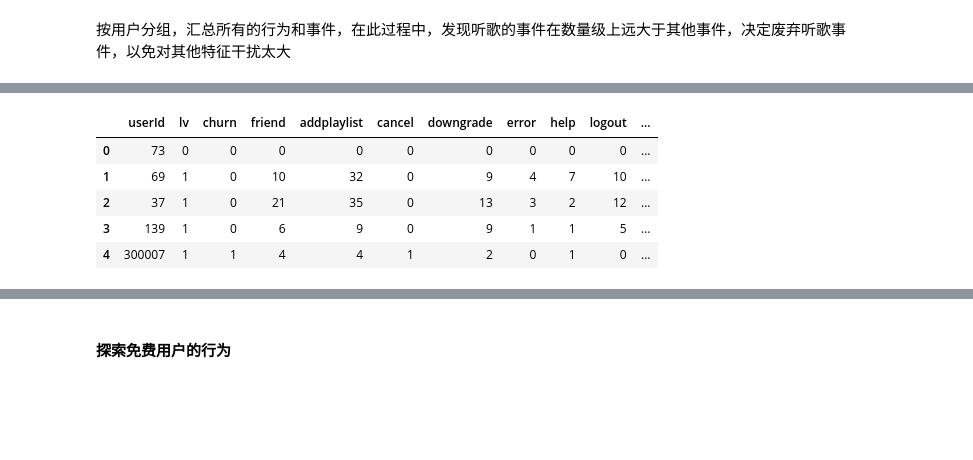
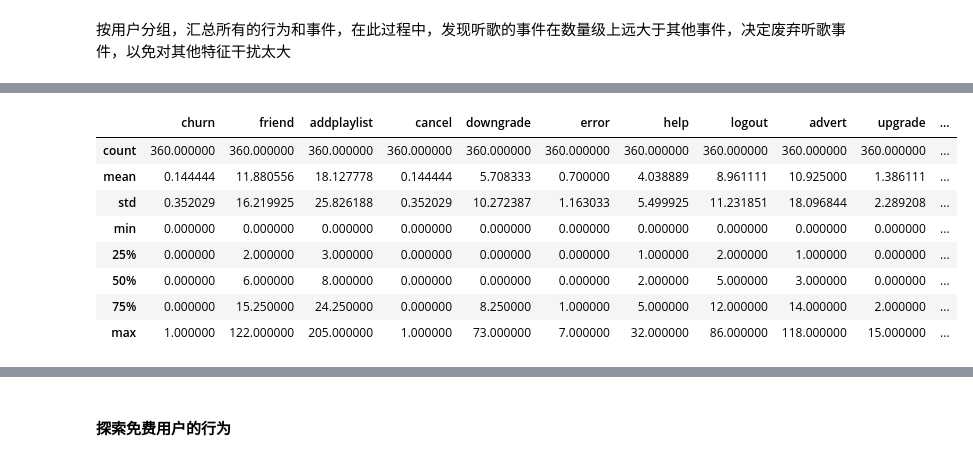
Before and after one commit to chenqin-km/nanodegrees, a Jupyter notebook: Sparkify-zh.ipynb, the cells around one changed output, grey strips where cells are left out. Cells and saved outputs as stored; diff of their text form; code cells hidden in the pictures; blank space fills up the shorter version.

```diff
--- a/Sparkify-zh.ipynb
+++ b/Sparkify-zh.ipynb
@@ -320,7 +647,7 @@ df_clean.createOrReplaceTempView("user_log_table")
 # %%
 # 将用户的动作汇总
 user_acts = spark.sql('''SELECT  userId,
-                                 lv,
+                                 level,
                                  sum(churn) as churn,
                                  sum(friend) as friend,
                                  sum(addplaylist) as addplaylist,
@@ -334,6 +661,6 @@ user_acts = spark.sql('''SELECT  userId,
                                  sum(upgraded) as upgraded,
                                  sum(downgraded) as downgraded
                            from  user_log_table
-                       group by  userId, lv ''')
+                       group by  userId, level ''')
 # %%
 pd_user_acts = user_acts.toPandas()
@@ -340,9 +675,12 @@ pd_user_acts = user_acts.toPandas()
 # %%
-pd_user_acts.head()
+pd_user_acts.describe()
 # %% [output]
-|  | userId | lv | churn | friend | addplaylist | cancel | downgrade | error | help | logout | ... |
-| 0 | 73 | 0 | 0 | 0 | 0 | 0 | 0 | 0 | 0 | 0 | ... |
-| 1 | 69 | 1 | 0 | 10 | 32 | 0 | 9 | 4 | 7 | 10 | ... |
-| 2 | 37 | 1 | 0 | 21 | 35 | 0 | 13 | 3 | 2 | 12 | ... |
-| 3 | 139 | 1 | 0 | 6 | 9 | 0 | 9 | 1 | 1 | 5 | ... |
-| 4 | 300007 | 1 | 1 | 4 | 4 | 1 | 2 | 0 | 1 | 0 | ... |
+|  | churn | friend | addplaylist | cancel | downgrade | error | help | logout | advert | upgrade | ... |
+| count | 360.000000 | 360.000000 | 360.000000 | 360.000000 | 360.000000 | 360.000000 | 360.000000 | 360.000000 | 360.000000 | 360.000000 | ... |
+| mean | 0.144444 | 11.880556 | 18.127778 | 0.144444 | 5.708333 | 0.700000 | 4.038889 | 8.961111 | 10.925000 | 1.386111 | ... |
+| std | 0.352029 | 16.219925 | 25.826188 | 0.352029 | 10.272387 | 1.163033 | 5.499925 | 11.231851 | 18.096844 | 2.289208 | ... |
+| min | 0.000000 | 0.000000 | 0.000000 | 0.000000 | 0.000000 | 0.000000 | 0.000000 | 0.000000 | 0.000000 | 0.000000 | ... |
+| 25% | 0.000000 | 2.000000 | 3.000000 | 0.000000 | 0.000000 | 0.000000 | 1.000000 | 2.000000 | 1.000000 | 0.000000 | ... |
+| 50% | 0.000000 | 6.000000 | 8.000000 | 0.000000 | 0.000000 | 0.000000 | 2.000000 | 5.000000 | 3.000000 | 0.000000 | ... |
+| 75% | 0.000000 | 15.250000 | 24.250000 | 0.000000 | 8.250000 | 1.000000 | 5.000000 | 12.000000 | 14.000000 | 2.000000 | ... |
+| max | 1.000000 | 122.000000 | 205.000000 | 1.000000 | 73.000000 | 7.000000 | 32.000000 | 86.000000 | 118.000000 | 15.000000 | ... |
```
Also changed, not shown: parts of 73 cells of this notebook.
